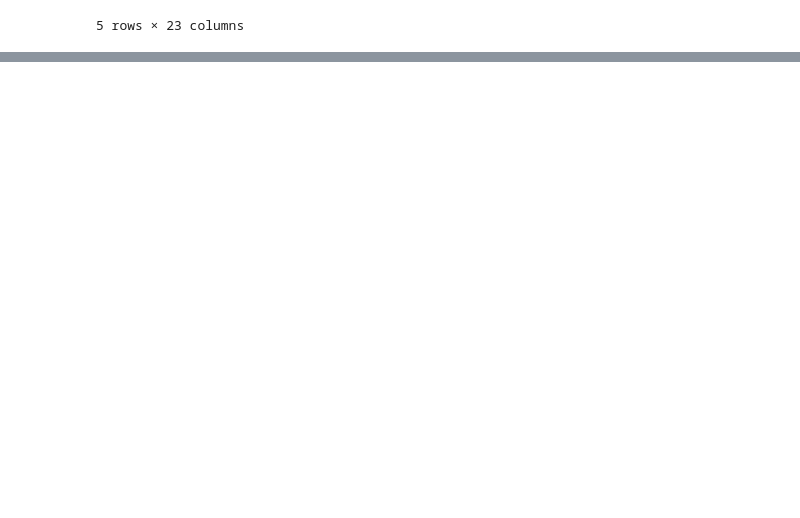
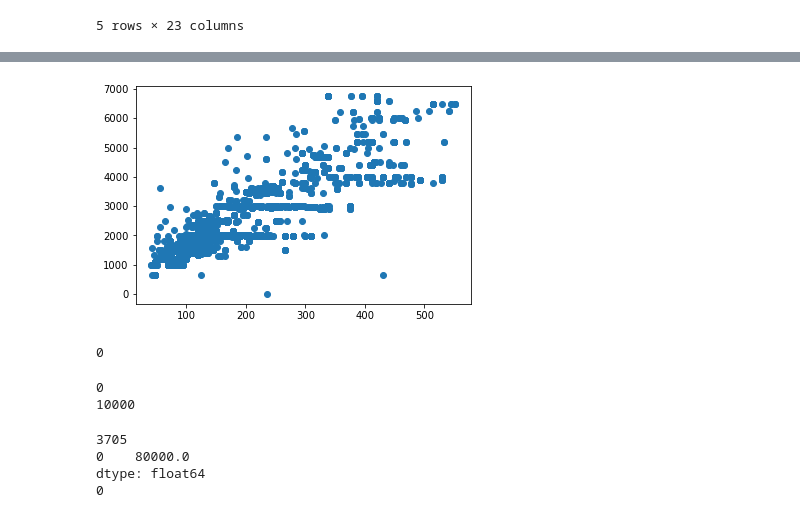
Before and after one commit to WendyBaiYunwei/CS5228-project, a Jupyter notebook: Data-cleaning.ipynb, the cells around one changed output, grey strips where cells are left out. Cells and saved outputs as stored; diff of their text form; code cells hidden in the pictures; blank space fills up the shorter version.

```diff
--- a/Data-cleaning.ipynb
+++ b/Data-cleaning.ipynb
@@ -238,0 +254,46 @@ df.head()
+# %%
+# plot correlation between power and engine cap
+plt.scatter(df["power"], df["engine_cap"])
+plt.show()
+# %% [output]
+[figure, added]
+# %%
+# engine cap
+print(df["engine_cap"].isnull().sum())
+df = df.dropna(subset = ["engine_cap"]) # only dropping 53
+# %% [output]
+0
+# %%
+# take out outliers acccording to scatter plot
+df = df[~((df['power'] > 200) & (df['engine_cap'] < 1000))]
+
+df_valid = df.dropna(subset = ['power'])
+powers = df_valid['power'].to_numpy()
+caps = df_valid['engine_cap'].to_numpy()
+
+# Find k data points with engine cap most similar to the power of x
+# Calculate the median power of those k data points
+# Set power of x to the calculated median
+# Set k as the number of nearest data points we want to consider
+k = 100
+
+# Loop over each data point in our dataset
+for idx, row in df.iterrows():
+    if idx % 10000 == 0:
+        print(idx)
+
+    p, e = row['power'], row['engine_cap']
+
+    diff = np.abs(caps - e)
+
+    indices = np.argsort(diff)[:k]
+
+    k_powers = powers[indices]
+
+    avg = np.average(k_powers)
+
+    # Set the weight value of the current row to the median
+    df.at[idx, 'power'] = avg
+# %% [output]
+0
+10000
@@ -238,0 +303,13 @@ df.head()
+# %%
+# mileage
+# missing
+# outlier
+# normalize
+dfvalid = df["mileage"].dropna()
+print(dfvalid.mode())
+df["mileage"] = df["mileage"].fillna(80000.0)
+# %% [output]
+3705
+0    80000.0
+dtype: float64
+0
```
Also changed, not shown: parts of 8 cells of this notebook.
